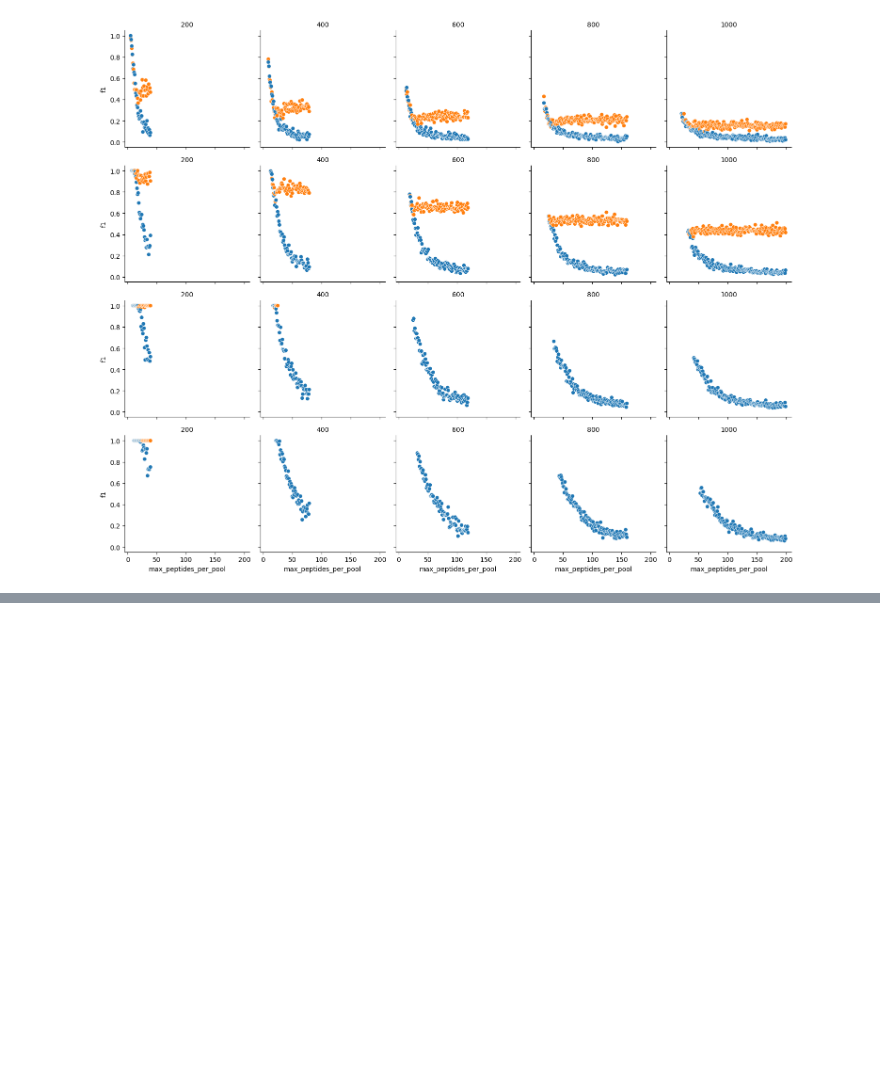
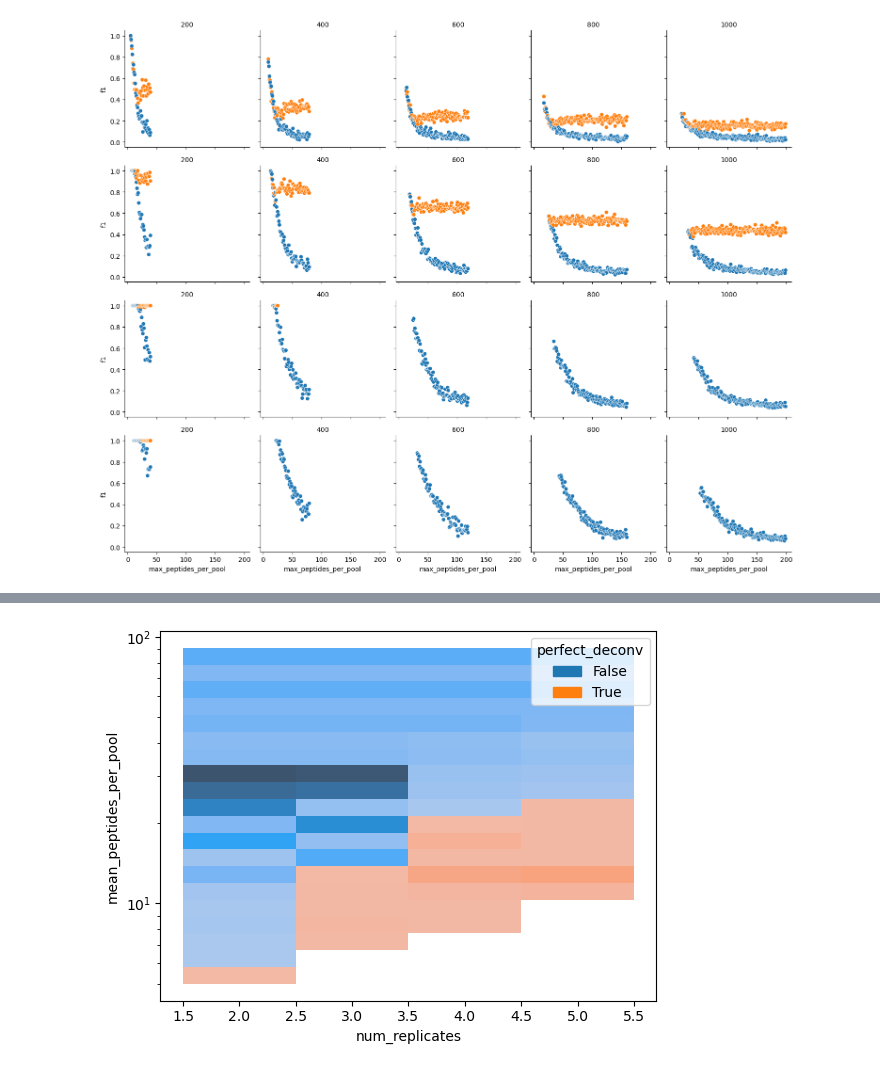
Before and after one commit to pirl-unc/golfy, a Jupyter notebook: notebooks/Analyze design accuracies.ipynb, the cells around one changed output, grey strips where cells are left out. Cells and saved outputs as stored; diff of their text form; code cells hidden in the pictures; blank space fills up the shorter version.

```diff
--- a/notebooks/Analyze design accuracies.ipynb
+++ b/notebooks/Analyze design accuracies.ipynb
@@ -84,0 +134,20 @@ plt.show()
+# %%
+df['num_violations'] = df.num_violations.astype(int)
+df['num_peptides'] = df.num_peptides.astype(int)
+df['num_replicates'] = df.num_replicates.astype(int)
+
+df["perfect_deconv"] = (df.f1 > 0.999)
+
+df["no_violations"] = (df.num_violations == 0)
+df["has_violations"] = (df.num_violations > 0)
+
+bp = sns.histplot(
+    data=df[(df.mean_peptides_per_pool < 100)],
+    x="num_replicates",
+    y="mean_peptides_per_pool",
+    hue="perfect_deconv",
+    bins=20,
+    discrete=(True, False),
+    log_scale=(False, True))
+# %% [output]
+[figure, added]
```
Also changed, not shown: parts of 14 cells of this notebook, 1 other file.
